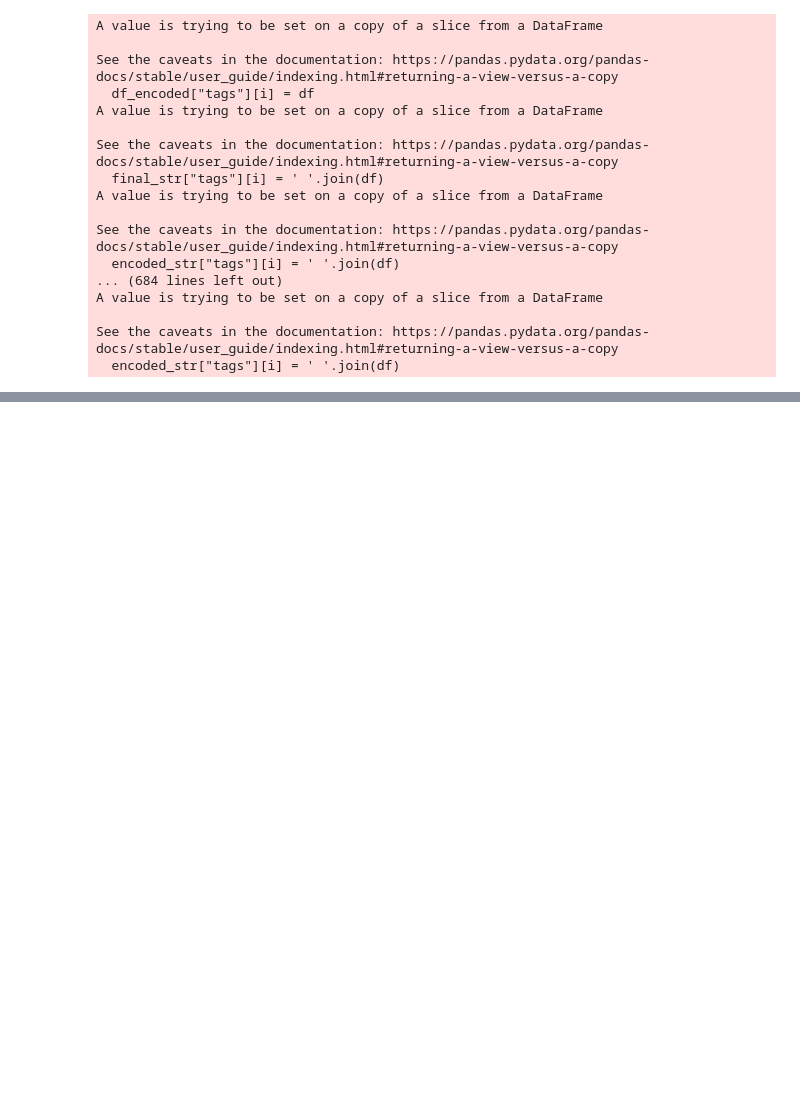
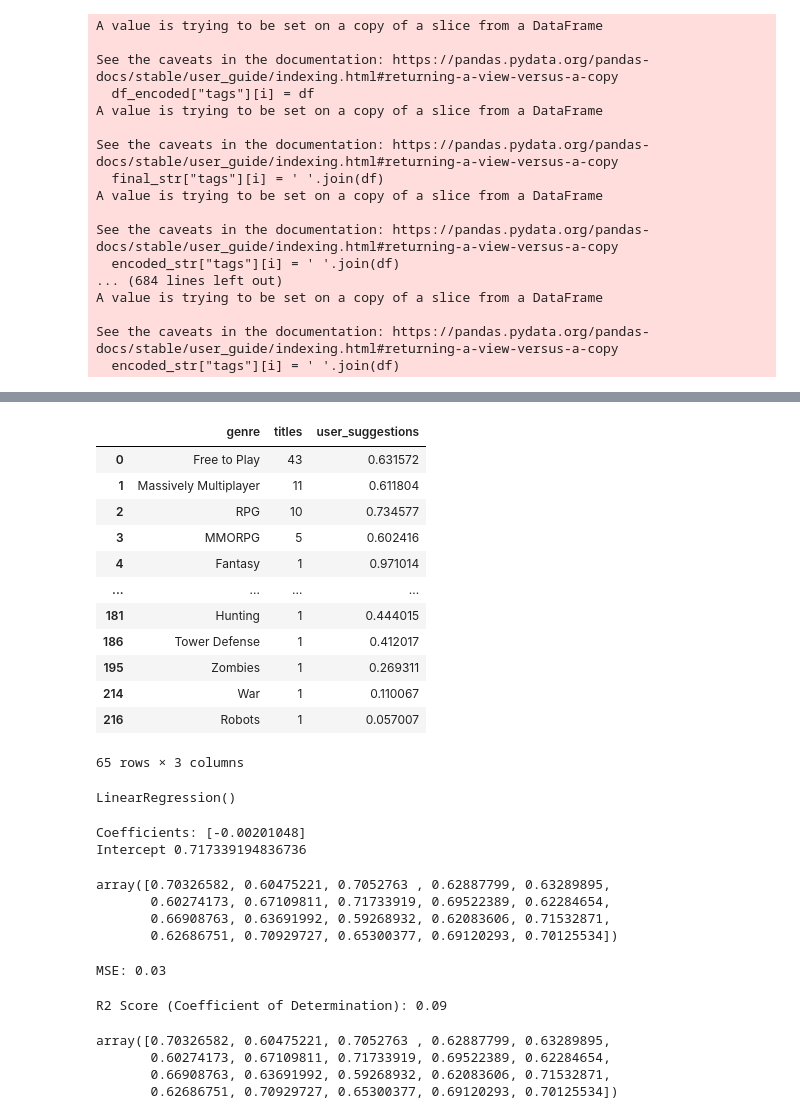
Before and after one commit to DylanSTucker/cmpt318-dataAnalysis, a Jupyter notebook: src/results.ipynb, the cells around one changed output, grey strips where cells are left out. Drawn from its saved outputs; the diff is of its cells as text; code cells hidden in the pictures; blank space fills up the shorter version.

```diff
--- a/src/results.ipynb
+++ b/src/results.ipynb
@@ -95,0 +155,16 @@ See the caveats in the documentation: https://pandas.pydata.org/pandas-docs/stab
+# %%
+df_genre
+# %% [output]
+|  | genre | titles | user_suggestions |
+| 0 | Free to Play | 43 | 0.631572 |
+| 1 | Massively Multiplayer | 11 | 0.611804 |
+| 2 | RPG | 10 | 0.734577 |
+| 3 | MMORPG | 5 | 0.602416 |
+| 4 | Fantasy | 1 | 0.971014 |
+| ... | ... | ... | ... |
+| 181 | Hunting | 1 | 0.444015 |
+| 186 | Tower Defense | 1 | 0.412017 |
+| 195 | Zombies | 1 | 0.269311 |
+| 214 | War | 1 | 0.110067 |
+| 216 | Robots | 1 | 0.057007 |
+65 rows × 3 columns
@@ -95,0 +181,39 @@ See the caveats in the documentation: https://pandas.pydata.org/pandas-docs/stab
+# %%
+from sklearn.linear_model import LinearRegression
+
+
+lin_reg = LinearRegression()
+lin_reg.fit(x_train.to_numpy().reshape(-1, 1),y_train)
+# %% [output]
+LinearRegression()
+# %%
+print('Coefficients:', lin_reg.coef_)
+print('Intercept', lin_reg.intercept_)
+# %% [output]
+Coefficients: [-0.00201048]
+Intercept 0.717339194836736
+# %%
+y_pred = lin_reg.predict(x_test.to_numpy().reshape(-1, 1))
+y_pred
+# %% [output]
+array([0.70326582, 0.60475221, 0.7052763 , 0.62887799, 0.63289895,
+       0.60274173, 0.67109811, 0.71733919, 0.69522389, 0.62284654,
+       0.66908763, 0.63691992, 0.59268932, 0.62083606, 0.71532871,
+       0.62686751, 0.70929727, 0.65300377, 0.69120293, 0.70125534])
+# %%
+from sklearn.metrics import mean_squared_error, r2_score
+
+print("MSE: %.2f" % mean_squared_error(y_test, y_pred))
+# %% [output]
+MSE: 0.03
+# %%
+print("R2 Score (Coefficient of Determination): %.2f" % r2_score(y_test, y_pred))
+# %% [output]
+R2 Score (Coefficient of Determination): 0.09
+# %%
+y_pred
+# %% [output]
+array([0.70326582, 0.60475221, 0.7052763 , 0.62887799, 0.63289895,
+       0.60274173, 0.67109811, 0.71733919, 0.69522389, 0.62284654,
+       0.66908763, 0.63691992, 0.59268932, 0.62083606, 0.71532871,
+       0.62686751, 0.70929727, 0.65300377, 0.69120293, 0.70125534])
```
Also changed, not shown: parts of 12 cells of this notebook, 7 other files.
